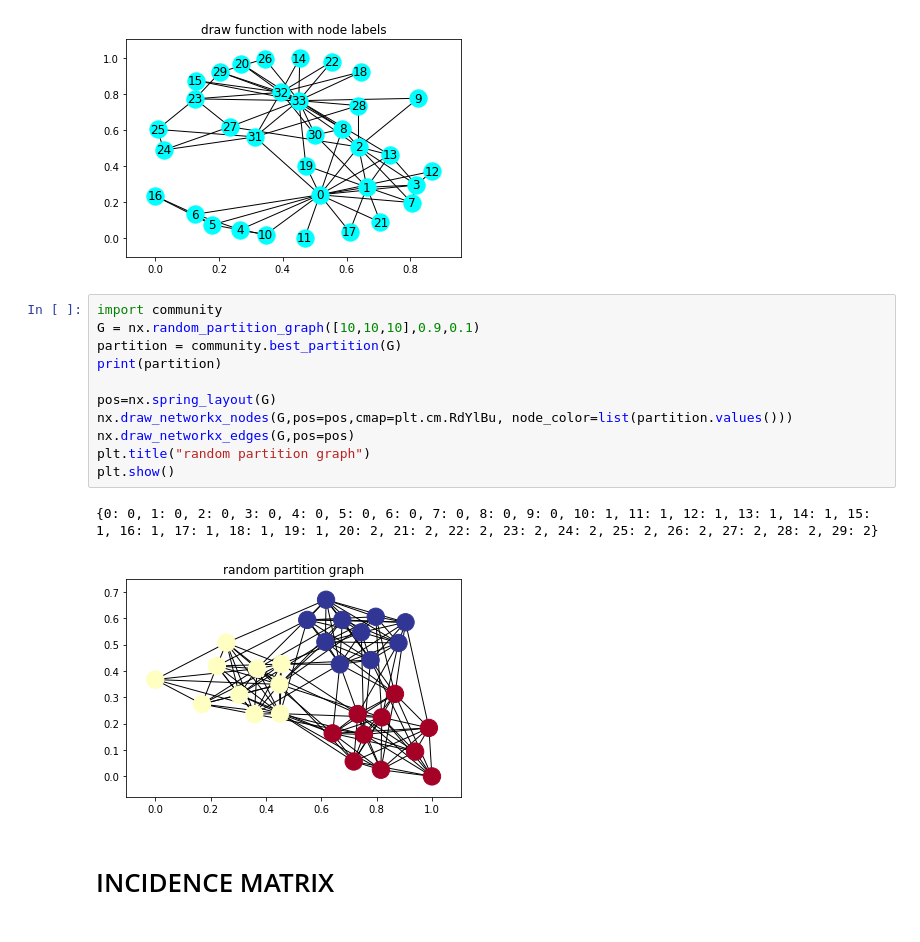
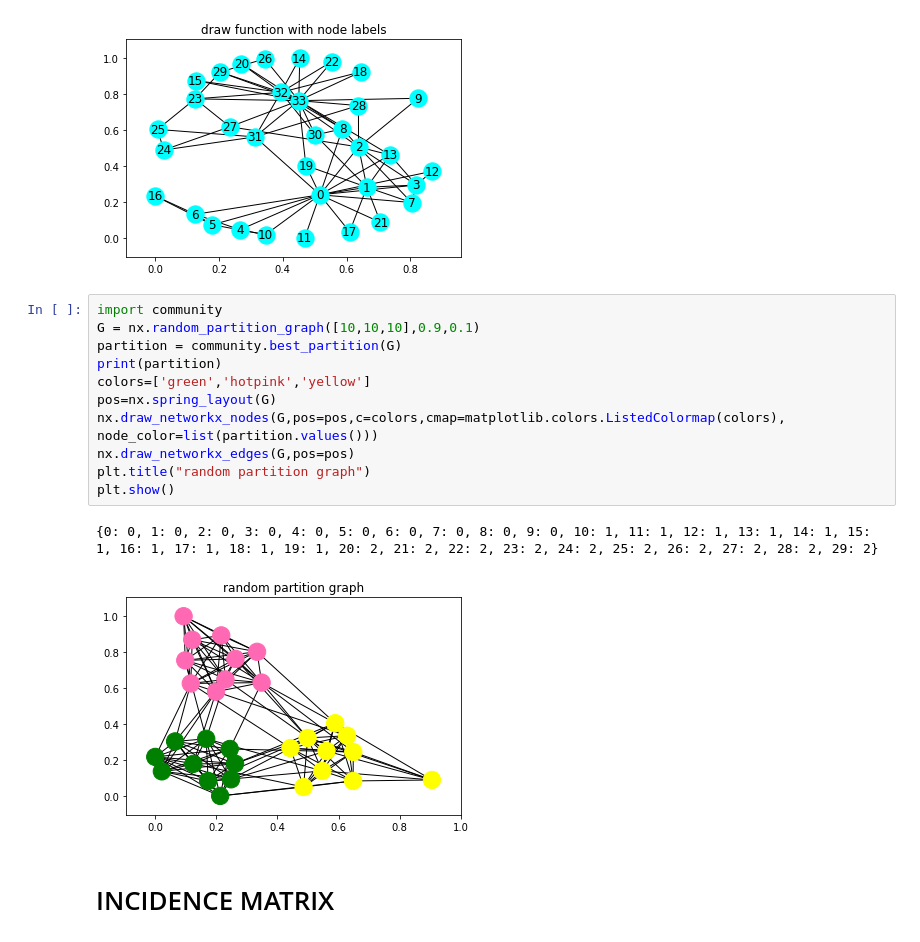
Before and after one commit to supriya-gdptl/incidence-mat-exp, a Jupyter notebook: incidence-mat-exp.ipynb, the cells around one changed output. Saved outputs shown, nothing was run; the diff lists cells and outputs as text.

Commit message:
lab613 random-graph

```diff
--- a/incidence-mat-exp.ipynb
+++ b/incidence-mat-exp.ipynb
@@ -13,17 +13,17 @@ plt.show()
 # %%
 import community
 G = nx.random_partition_graph([10,10,10],0.9,0.1)
 partition = community.best_partition(G)
 print(partition)
-
+colors=['green','hotpink','yellow']
 pos=nx.spring_layout(G)
-nx.draw_networkx_nodes(G,pos=pos,cmap=plt.cm.RdYlBu, node_color=list(partition.values()))
+nx.draw_networkx_nodes(G,pos=pos,c=colors,cmap=matplotlib.colors.ListedColormap(colors), node_color=list(partition.values()))
 nx.draw_networkx_edges(G,pos=pos)
 plt.title("random partition graph")
 plt.show()
 # %% [output]
 {0: 0, 1: 0, 2: 0, 3: 0, 4: 0, 5: 0, 6: 0, 7: 0, 8: 0, 9: 0, 10: 1, 11: 1, 12: 1, 13: 1, 14: 1, 15: 1, 16: 1, 17: 1, 18: 1, 19: 1, 20: 2, 21: 2, 22: 2, 23: 2, 24: 2, 25: 2, 26: 2, 27: 2, 28: 2, 29: 2}
-[figure, old version]
+[figure, new version]
 # %% [markdown]
 # INCIDENCE MATRIX
 # %% [markdown]
```
Also changed, not shown: parts of 11 cells of this notebook.
